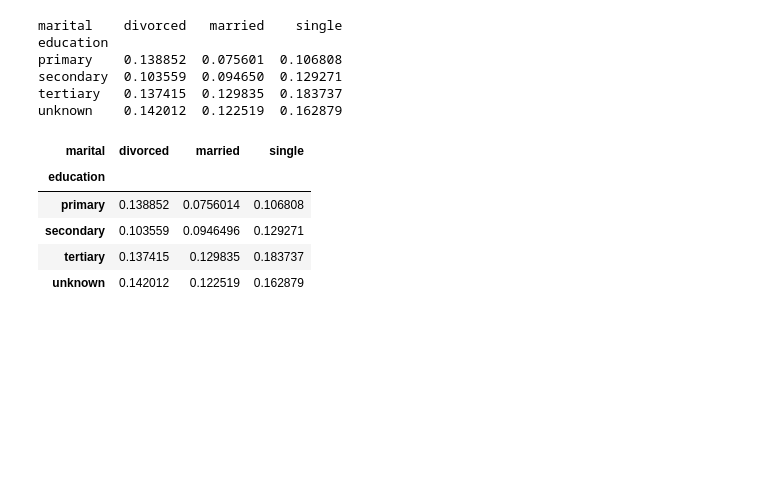
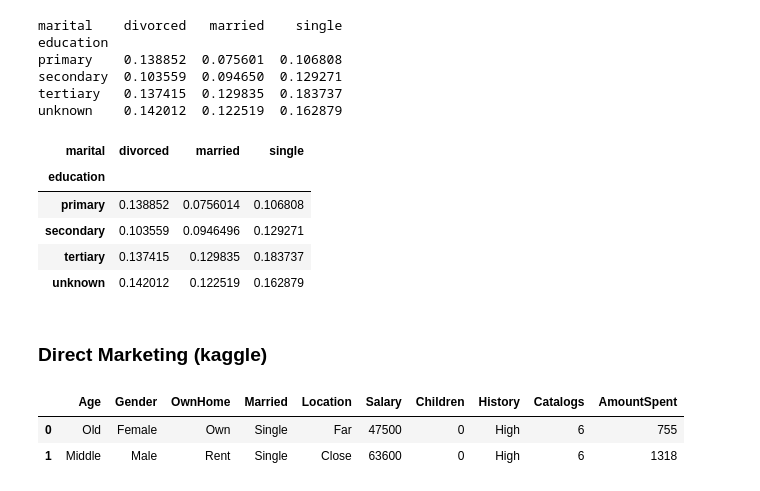
Before and after one commit to gonzalo71/TestGit, a Jupyter notebook: Eda_marketing.ipynb, the cells around one changed output. Cells and saved outputs as stored; diff of their text form; code cells hidden in the pictures; blank space fills up the shorter version.

```diff
--- a/Eda_marketing.ipynb
+++ b/Eda_marketing.ipynb
@@ -254,3 +264,13 @@ pd.pivot_table(data=data,index="education",columns="marital",values="response_ra
 | secondary | 0.103559 | 0.0946496 | 0.129271 |
 | tertiary | 0.137415 | 0.129835 | 0.183737 |
 | unknown | 0.142012 | 0.122519 | 0.162879 |
+# %% [markdown]
+### Direct Marketing (kaggle)
+# %%
+url = r"C:\Users\gonza\Downloads\DirectMarketing.csv"
+df = pd.read_csv(url)
+df.head(2)
+# %% [output]
+|  | Age | Gender | OwnHome | Married | Location | Salary | Children | History | Catalogs | AmountSpent |
+| 0 | Old | Female | Own | Single | Far | 47500 | 0 | High | 6 | 755 |
+| 1 | Middle | Male | Rent | Single | Close | 63600 | 0 | High | 6 | 1318 |
```
Also changed, not shown: parts of 23 cells of this notebook.
